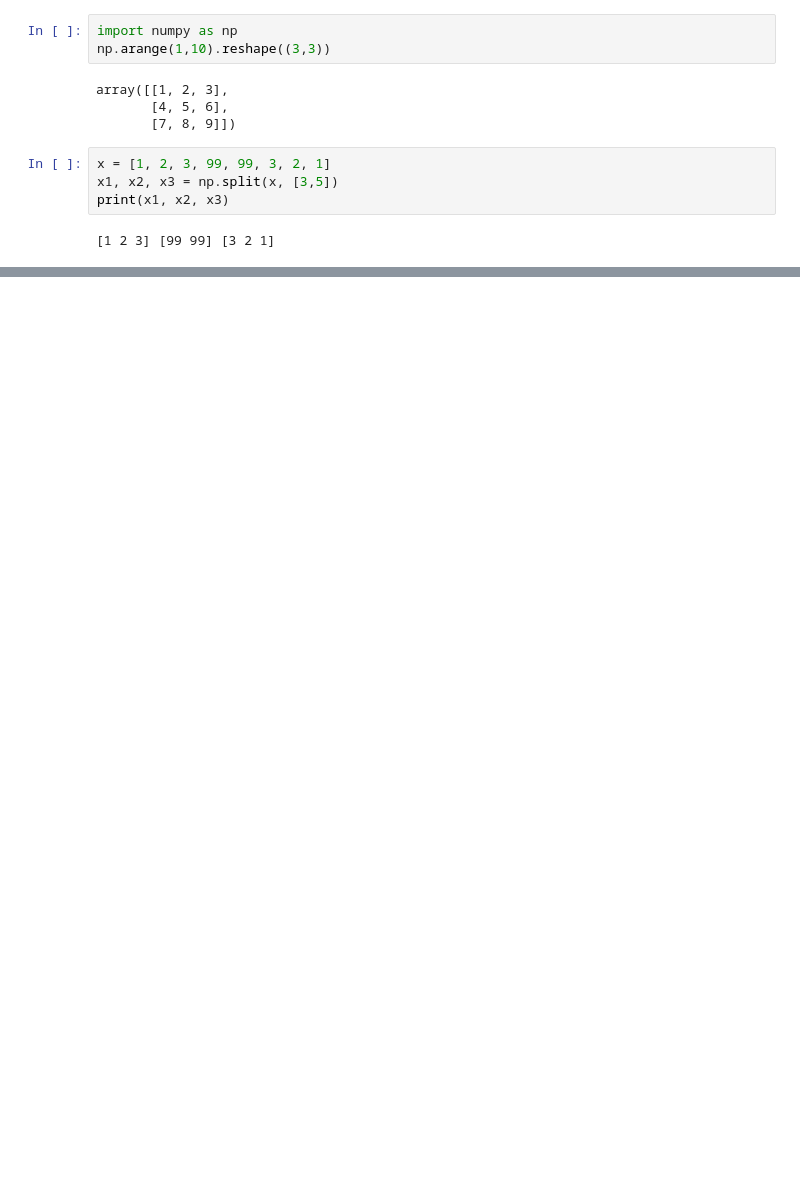
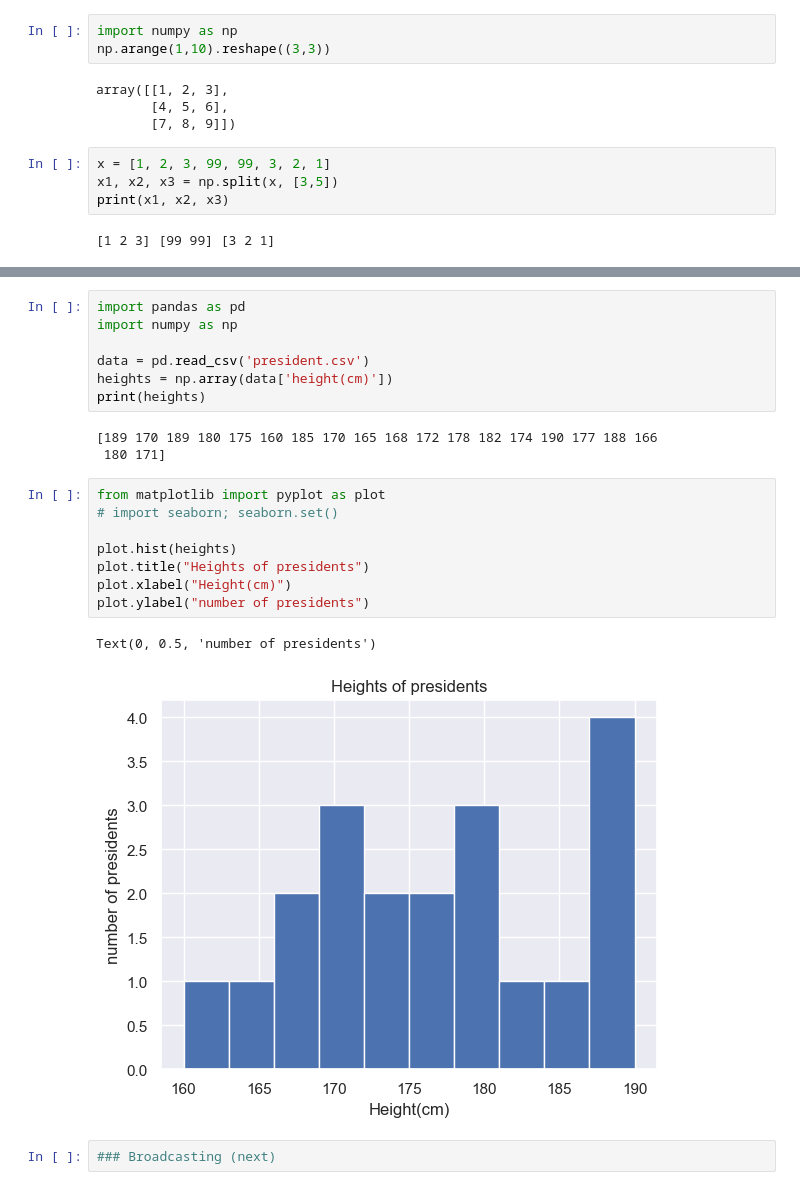
Before and after one commit to HerbSek/Learning-Data-Science, a Jupyter notebook: numpy.ipynb, the cells around one changed output, grey strips where cells are left out. Drawn from its saved outputs; the diff is of its cells as text; blank space fills up the shorter version.

```diff
--- a/numpy.ipynb
+++ b/numpy.ipynb
@@ -154,0 +274,23 @@ print(x1, x2, x3)
+# %%
+import pandas as pd
+import numpy as np
+
+data = pd.read_csv('president.csv')
+heights = np.array(data['height(cm)'])
+print(heights)
+# %% [output]
+[189 170 189 180 175 160 185 170 165 168 172 178 182 174 190 177 188 166
+ 180 171]
+# %%
+from matplotlib import pyplot as plot
+# import seaborn; seaborn.set()
+
+plot.hist(heights)
+plot.title("Heights of presidents")
+plot.xlabel("Height(cm)")
+plot.ylabel("number of presidents")
+# %% [output]
+Text(0, 0.5, 'number of presidents')
+[figure, added]
+# %%
+### Broadcasting (next)
```
Also changed, not shown: parts of 21 cells of this notebook, 1 other file.
